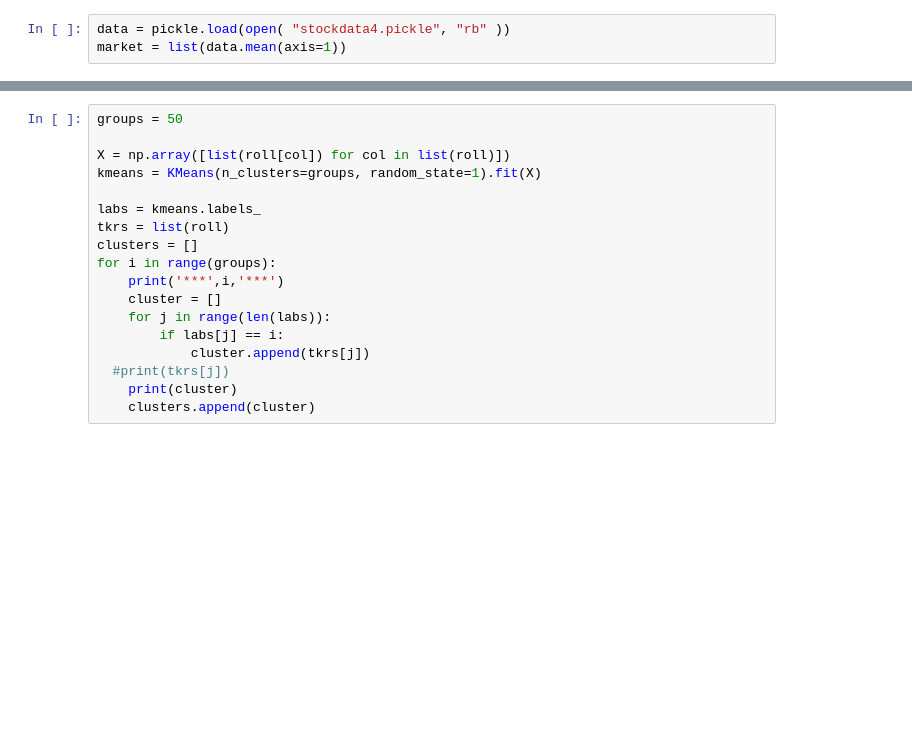
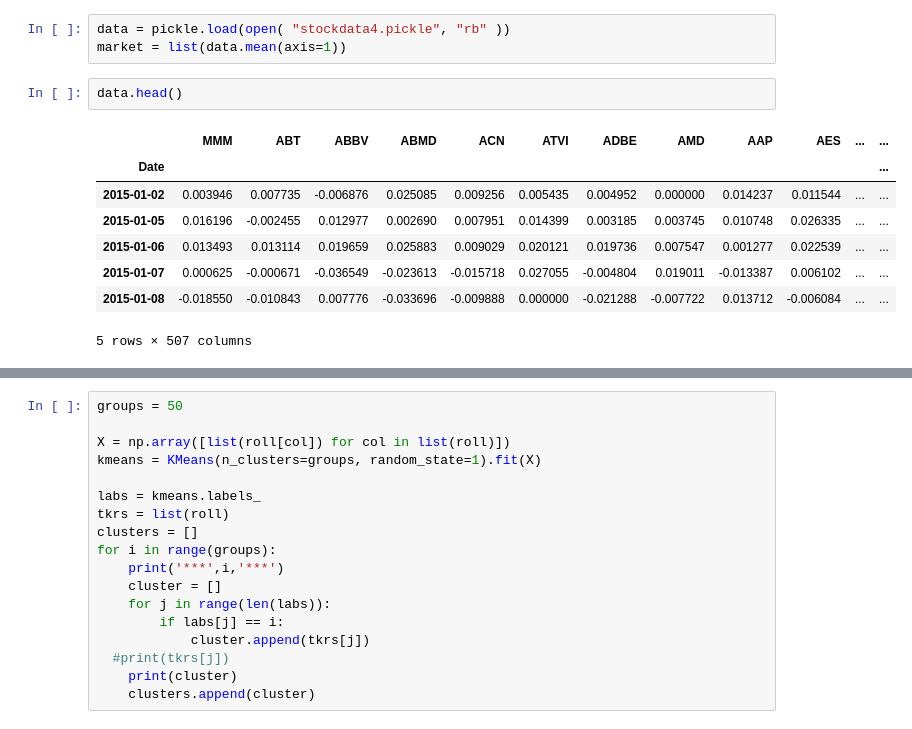
Before and after one commit to kellenks/Volitico, a Jupyter notebook: Momentum_Random.ipynb, the cells around one changed output, grey strips where cells are left out. Drawn from its saved outputs; the diff is of its cells as text; blank space fills up the shorter version.

```diff
--- a/Momentum_Random.ipynb
+++ b/Momentum_Random.ipynb
@@ -9,5 +9,16 @@ import matplotlib.pyplot as plt
 # %%
 data = pickle.load(open( "stockdata4.pickle", "rb" ))
 market = list(data.mean(axis=1))
+# %%
+data.head()
+# %% [output]
+|  | MMM | ABT | ABBV | ABMD | ACN | ATVI | ADBE | AMD | AAP | AES | ... | ... |
+| Date |  |  |  |  |  |  |  |  |  |  |  | ... |
+| 2015-01-02 | 0.003946 | 0.007735 | -0.006876 | 0.025085 | 0.009256 | 0.005435 | 0.004952 | 0.000000 | 0.014237 | 0.011544 | ... | ... |
+| 2015-01-05 | 0.016196 | -0.002455 | 0.012977 | 0.002690 | 0.007951 | 0.014399 | 0.003185 | 0.003745 | 0.010748 | 0.026335 | ... | ... |
+| 2015-01-06 | 0.013493 | 0.013114 | 0.019659 | 0.025883 | 0.009029 | 0.020121 | 0.019736 | 0.007547 | 0.001277 | 0.022539 | ... | ... |
+| 2015-01-07 | 0.000625 | -0.000671 | -0.036549 | -0.023613 | -0.015718 | 0.027055 | -0.004804 | 0.019011 | -0.013387 | 0.006102 | ... | ... |
+| 2015-01-08 | -0.018550 | -0.010843 | 0.007776 | -0.033696 | -0.009888 | 0.000000 | -0.021288 | -0.007722 | 0.013712 | -0.006084 | ... | ... |
+5 rows × 507 columns
 # %%
 roll = pd.DataFrame(columns=list(data))
```
Also changed, not shown: parts of 2 cells of this notebook.
